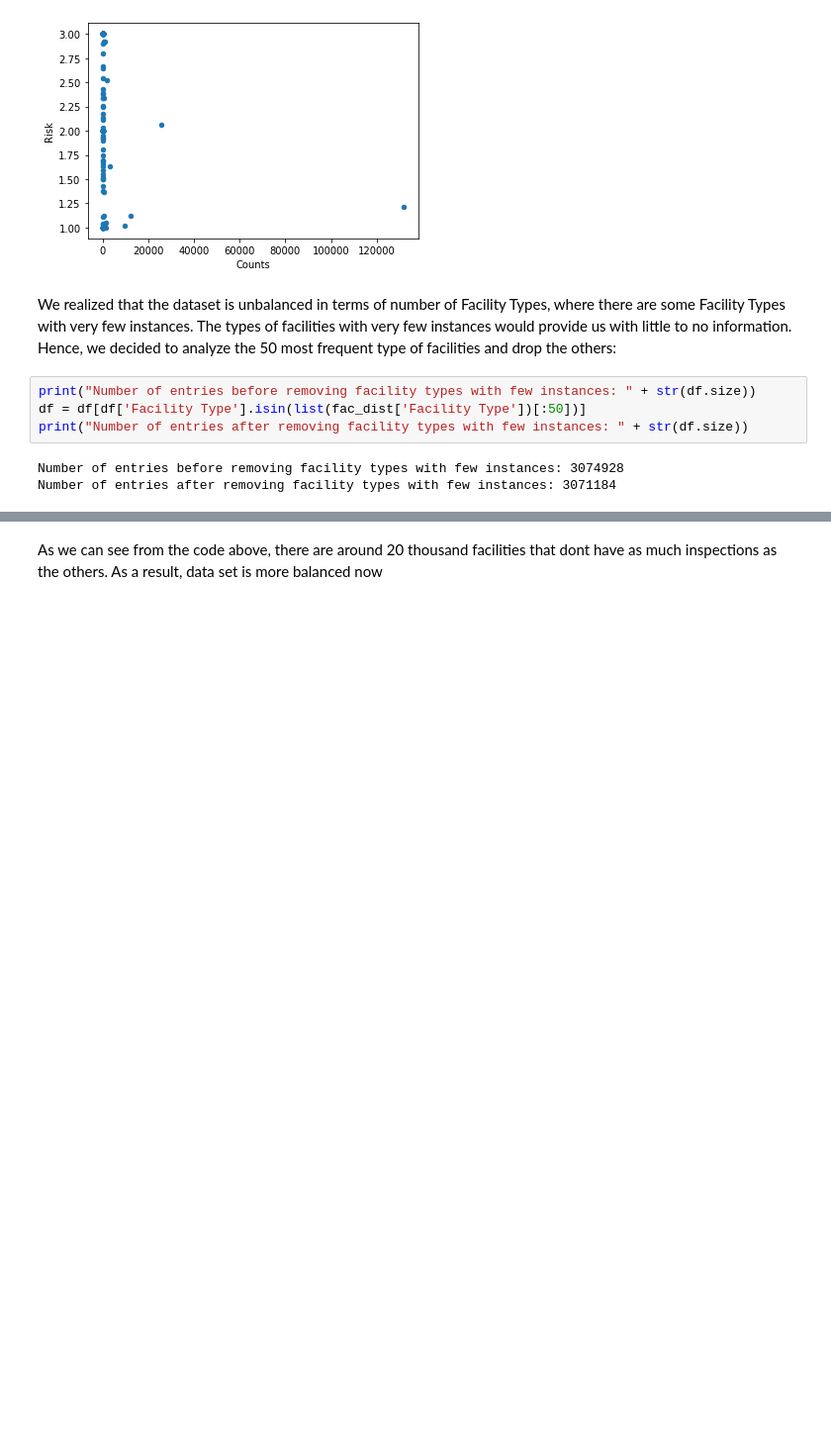
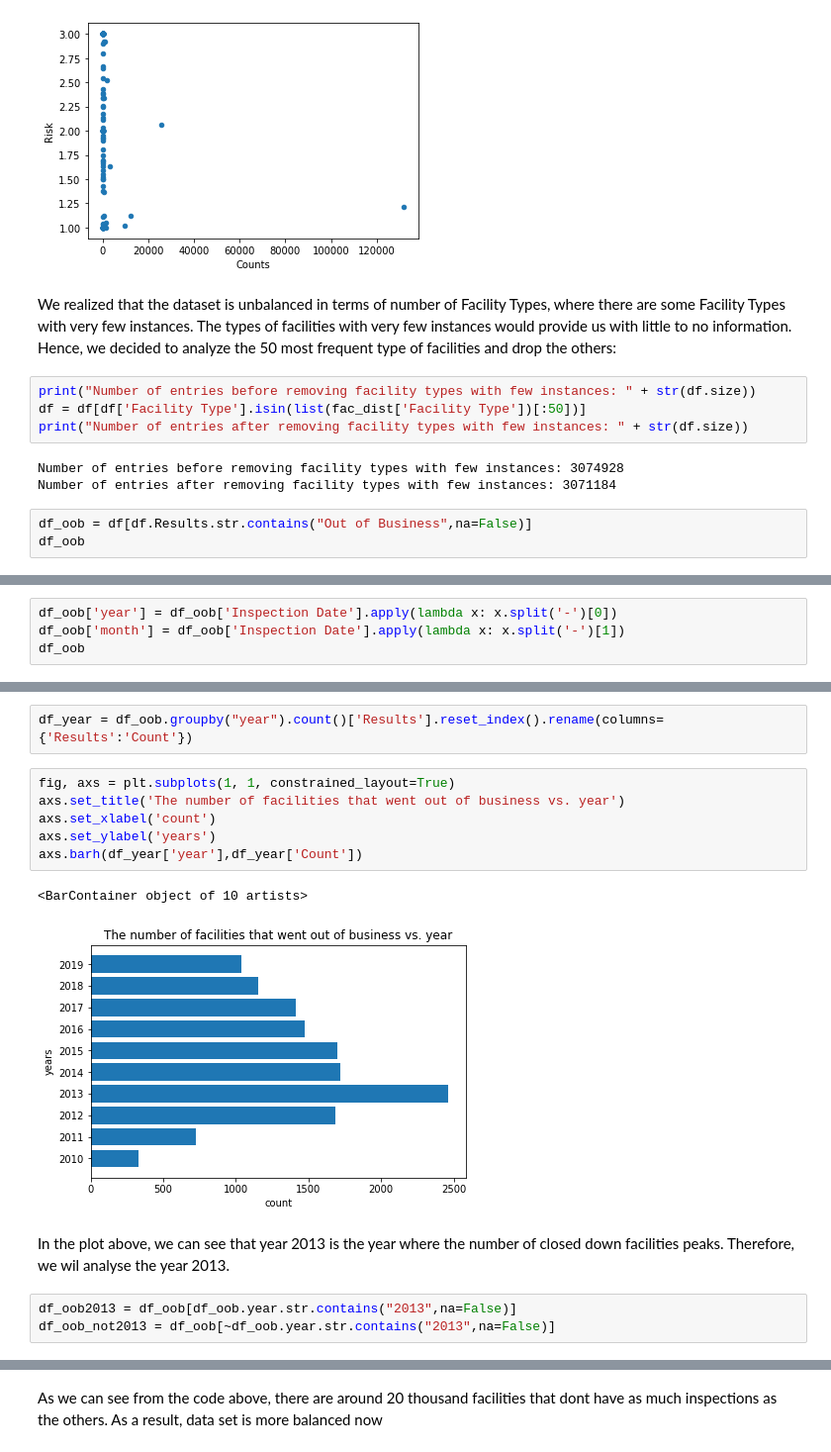
Before and after one commit to RubinDaija/epfl-ada-2019-project, a Jupyter notebook: new_project_violations.ipynb, the cells around one changed output, grey strips where cells are left out. Shown: that part at 99% size. Drawn from its saved outputs; the diff is of its cells as text; blank space fills up the shorter version.

Commit message:
added date analysis

```diff
--- a/new_project_violations.ipynb
+++ b/new_project_violations.ipynb
@@ -146,3 +150,6 @@ print("Number of entries after removing facility types with few instances: " + s
 # %% [output]
 Number of entries before removing facility types with few instances: 3074928
 Number of entries after removing facility types with few instances: 3071184
+# %%
+df_oob = df[df.Results.str.contains("Out of Business",na=False)]
+df_oob
@@ -148,0 +170,4 @@ Number of entries after removing facility types with few instances: 3071184
+# %%
+df_oob['year'] = df_oob['Inspection Date'].apply(lambda x: x.split('-')[0])
+df_oob['month'] = df_oob['Inspection Date'].apply(lambda x: x.split('-')[1])
+df_oob
@@ -148,0 +197,16 @@ Number of entries after removing facility types with few instances: 3071184
+# %%
+df_year = df_oob.groupby("year").count()['Results'].reset_index().rename(columns={'Results':'Count'})
+# %%
+fig, axs = plt.subplots(1, 1, constrained_layout=True)
+axs.set_title('The number of facilities that went out of business vs. year')
+axs.set_xlabel('count')
+axs.set_ylabel('years')
+axs.barh(df_year['year'],df_year['Count'])
+# %% [output]
+<BarContainer object of 10 artists>
+[figure, added]
+# %% [markdown]
+In the plot above, we can see that year 2013 is the year where the number of closed down facilities peaks. Therefore, we wil analyse the year 2013.
+# %%
+df_oob2013 = df_oob[df_oob.year.str.contains("2013",na=False)]
+df_oob_not2013 = df_oob[~df_oob.year.str.contains("2013",na=False)]
```
Also changed, not shown: parts of 19 cells of this notebook.
